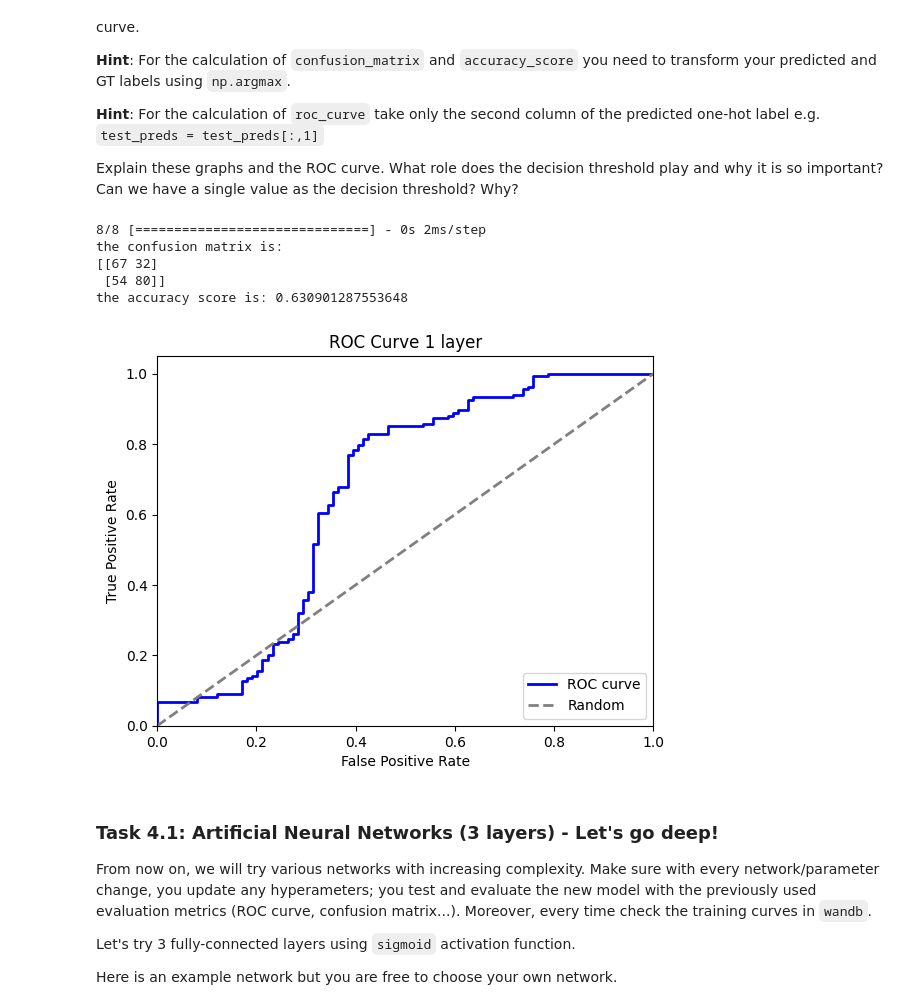
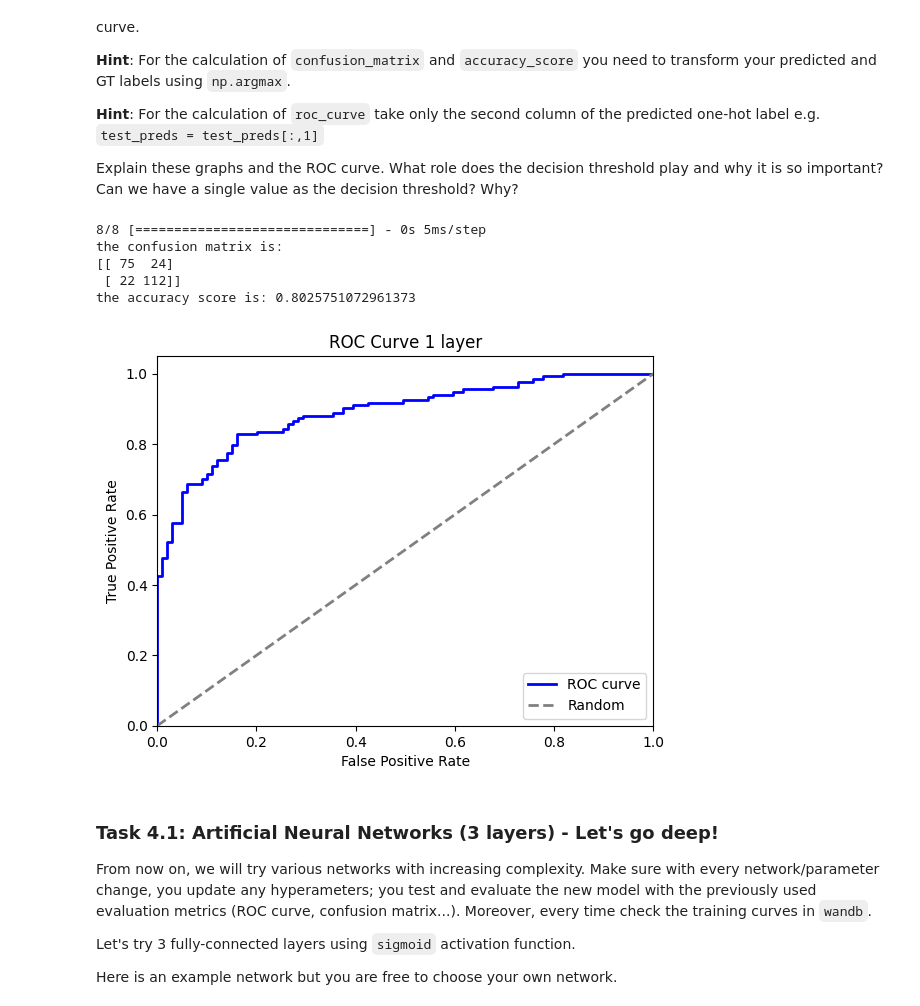
Before and after one commit to cesarz10/Health-Information, a Jupyter notebook: WPO-5/WPO5_AlineJacquart_CesarZapata_2024.ipynb, the cells around one changed output. Saved outputs shown, nothing was run; the diff lists cells and outputs as text; code cells hidden in the pictures.

```diff
--- a/WPO-5/WPO5_AlineJacquart_CesarZapata_2024.ipynb
+++ b/WPO-5/WPO5_AlineJacquart_CesarZapata_2024.ipynb
@@ -409,14 +419,14 @@ print(X.shape)
 model = keras.Sequential()
 
 model.add(keras.layers.Flatten(input_shape=(20, 20, 1)))
-model.add(keras.layers.Dense(2, activation='softmax')) # is the output the number of categories (positive and negative for nodules)?
-model.compile(optimizer = keras.optimizers.SGD(learning_rate=1e-4), loss='categorical_crossentropy', metrics='accuracy', )
+model.add(keras.layers.Dense(2, activation='softmax'))
+model.compile(optimizer = keras.optimizers.SGD(learning_rate=1e-2), loss='categorical_crossentropy', metrics='accuracy', )
 wandb.init(project='WPO 5')
 
-model.fit(X, Y_train, epochs = 20, callbacks=[WandbMetricsLogger()], batch_size=8)
+model.fit(X, Y_train, epochs = 20, callbacks=[WandbMetricsLogger()], batch_size=12)
 model.summary()
 # To automatically integrate wandb in your Keras model.fit function,
 
-history = model.fit(X, Y_train, epochs=20, validation_data=(X_val, Y_test), callbacks=[WandbMetricsLogger()], batch_size=8)
+history = model.fit(X, Y_train, epochs=20, validation_data=(X_val, Y_test), callbacks=[WandbMetricsLogger()], batch_size=12)
 # %% [output]
 (2092, 20, 20, 1)
@@ -469,45 +480,45 @@ Explain these graphs and the ROC curve. What role does the decision threshold pl
 
 from sklearn.metrics import confusion_matrix, accuracy_score, roc_curve
 
-def perfomance_assessing(model, X_val, Y_test, GT_labels, name):
+def perfomance_assessing(model, X_val, Y_test, name):
     # Predict the class probabilities for the validation set
     y_pred_proba = model.predict(X_val)
     # transform your predicted and GT labels
     prediction = np.argmax(y_pred_proba, axis=1) #Returns the indices of the maximum values along an axis.
     # Convert ground truth labels to class labels
     y_true = np.argmax(Y_test, axis=1)
     #confusion matrix
     confusion = confusion_matrix(y_true, prediction)
     print("the confusion matrix is:")
     print(confusion)
 
     #accuracy score
     accuracy = accuracy_score(y_true, prediction)
     print("the accuracy score is:", accuracy)
 
     #ROC curve
     fpr, tpr, thresholds = roc_curve(y_true, y_pred_proba[:, 1]) #false positive rate, true positive rate, decreasing thresholds on the decision function used to compute fpr and tpr
     plt.figure()
     plt.plot(fpr, tpr, color='blue', lw=2, label='ROC curve')
     plt.plot([0, 1], [0, 1], color='gray', lw=2, linestyle='--', label='Random')
     plt.xlim([0.0, 1.0])
     plt.ylim([0.0, 1.05])
     plt.xlabel('False Positive Rate')
     plt.ylabel('True Positive Rate')
     plt.title(f'ROC Curve {name}')
     plt.legend(loc="lower right")
     plt.show()
 
     return confusion, accuracy, (fpr, tpr, thresholds)
 
-confusion_matrix_model, accuracy_model, (fpr, tpr, thresholds) = perfomance_assessing(model, X_val, Y_test, Y_labels, '1 layer')
+confusion_matrix_model, accuracy_model, (fpr, tpr, thresholds) = perfomance_assessing(model, X_val, Y_test, '1 layer')
 # %% [output]
-8/8 [==============================] - 0s 2ms/step
+8/8 [==============================] - 0s 5ms/step
 the confusion matrix is:
-[[67 32]
- [54 80]]
-the accuracy score is: 0.630901287553648
+[[ 75  24]
+ [ 22 112]]
+the accuracy score is: 0.8025751072961373
-[figure, old version]
+[figure, new version]
 # %% [markdown]
 ### Task 4.1: Artificial Neural Networks (3 layers) - Let's go deep!
 
```
Also changed, not shown: parts of 15 cells of this notebook, 2 other files.
